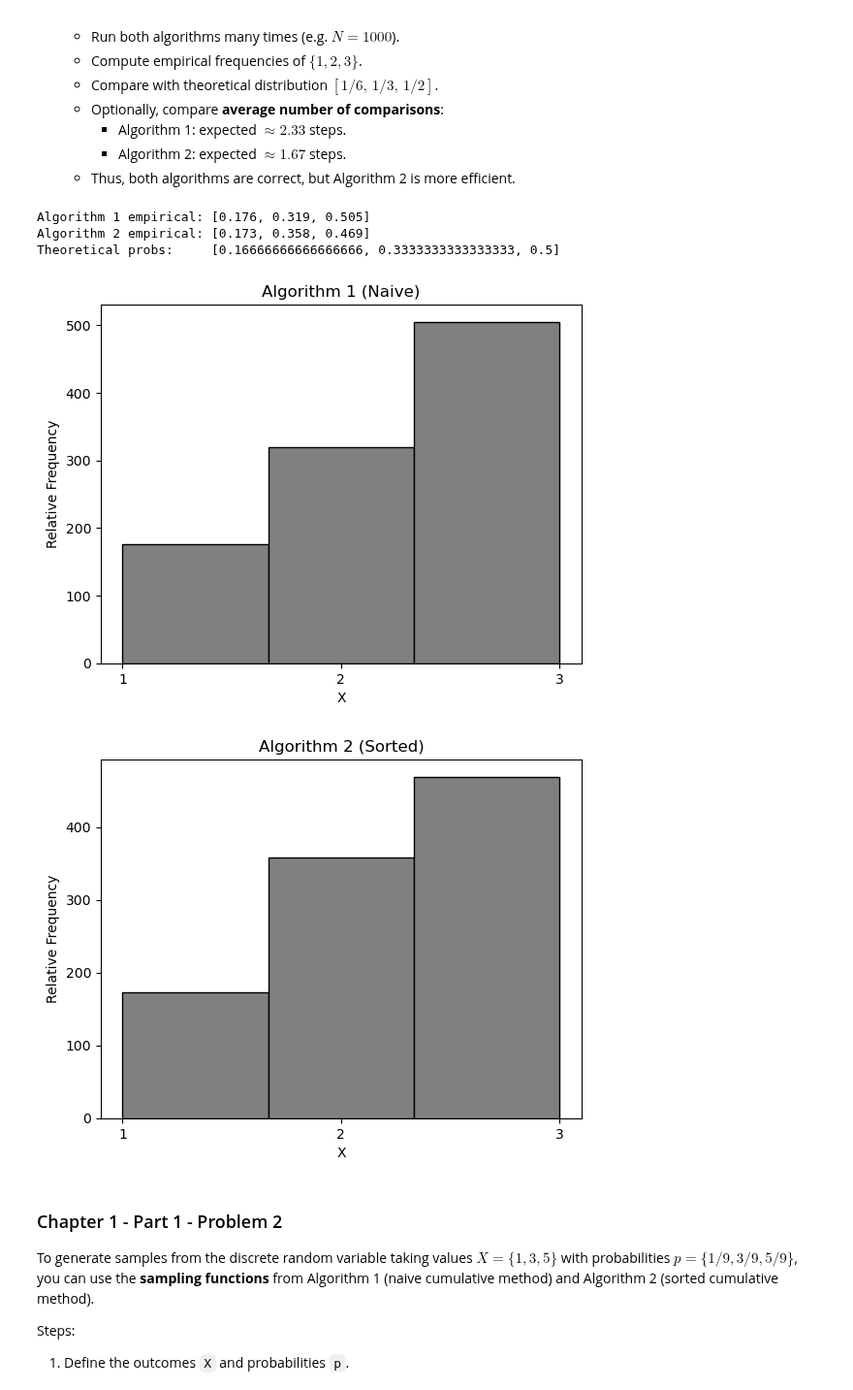
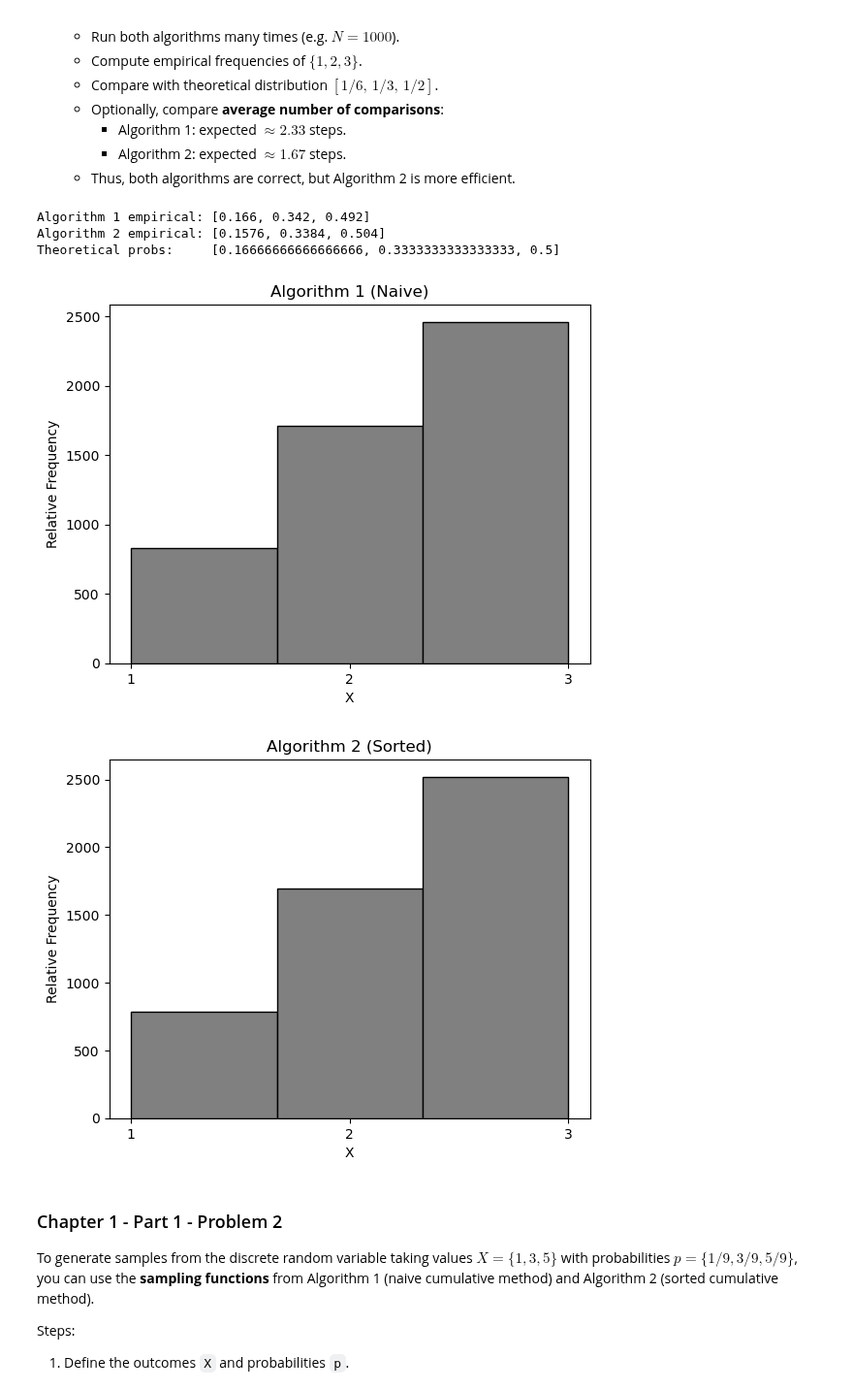
Before and after one commit to Ali-Raisolsadat/Ali-Raisolsadat.github.io, a Jupyter notebook: stat4110-code/chapter1/homework_code/STAT-4110-Chapter 1 - Homework - Jupyter.ipynb, the cells around one changed output. Shown at 97% size. Drawn from its saved outputs; the diff is of its cells as text; code cells hidden in the pictures.

```diff
--- a/stat4110-code/chapter1/homework_code/STAT-4110-Chapter 1 - Homework - Jupyter.ipynb
+++ b/stat4110-code/chapter1/homework_code/STAT-4110-Chapter 1 - Homework - Jupyter.ipynb
@@ -135,38 +135,38 @@ def plot_discrete_hist(samples, outcomes, p, title):
     plt.xticks(outcomes)
     plt.title(title)
     plt.xlabel("X")
     plt.ylabel("Relative Frequency")
     plt.show()
 
 # slide 5 example pmf
 p = np.array([1/6, 1/3, 1/2])   # probabilities
 X = np.array([1, 2, 3])  # labels
-N = 1000  # number of samples to generate
+N = 5000  # number of samples to generate
 
 # generate samples using Algorithm 1 (naive cumulative)
 samples1 = [alg1_sample(p, X) for _ in range(N)]
 
 # generate samples using Algorithm 2 (sorted cumulative)
 samples2 = [alg2_sample(p, X) for _ in range(N)]
 
 # compute empirical frequencies for each possible outcome
 freq1 = [samples1.count(x)/N for x in X]
 freq2 = [samples2.count(x)/N for x in X]
 
 # print results
 print("Algorithm 1 empirical:", freq1)
 print("Algorithm 2 empirical:", freq2)
 print("Theoretical probs:    ", p.tolist())
 
 # plot results
 plot_discrete_hist(samples1, X, p, "Algorithm 1 (Naive)")
 plot_discrete_hist(samples2, X, p, "Algorithm 2 (Sorted)")
 # %% [output]
-Algorithm 1 empirical: [0.176, 0.319, 0.505]
-Algorithm 2 empirical: [0.173, 0.358, 0.469]
+Algorithm 1 empirical: [0.166, 0.342, 0.492]
+Algorithm 2 empirical: [0.1576, 0.3384, 0.504]
 Theoretical probs:     [0.16666666666666666, 0.3333333333333333, 0.5]
-[figure, old version]
+[figure, new version]
-[figure, old version]
+[figure, new version]
 # %% [markdown]
 ### Chapter 1 - Part 1 - Problem 2
 To generate samples from the discrete random variable taking values
```
Also changed, not shown: parts of 10 cells of this notebook, 28 other files.
